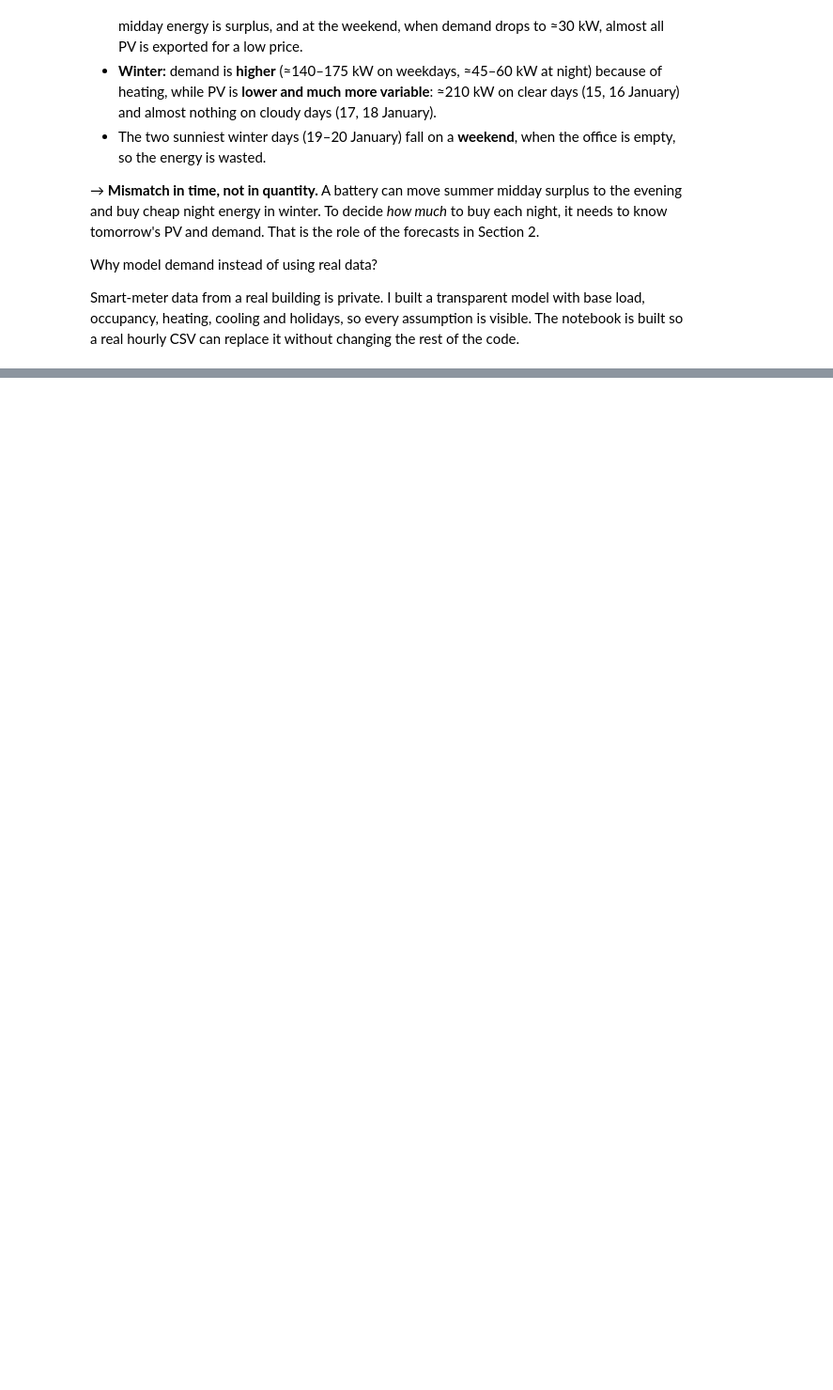
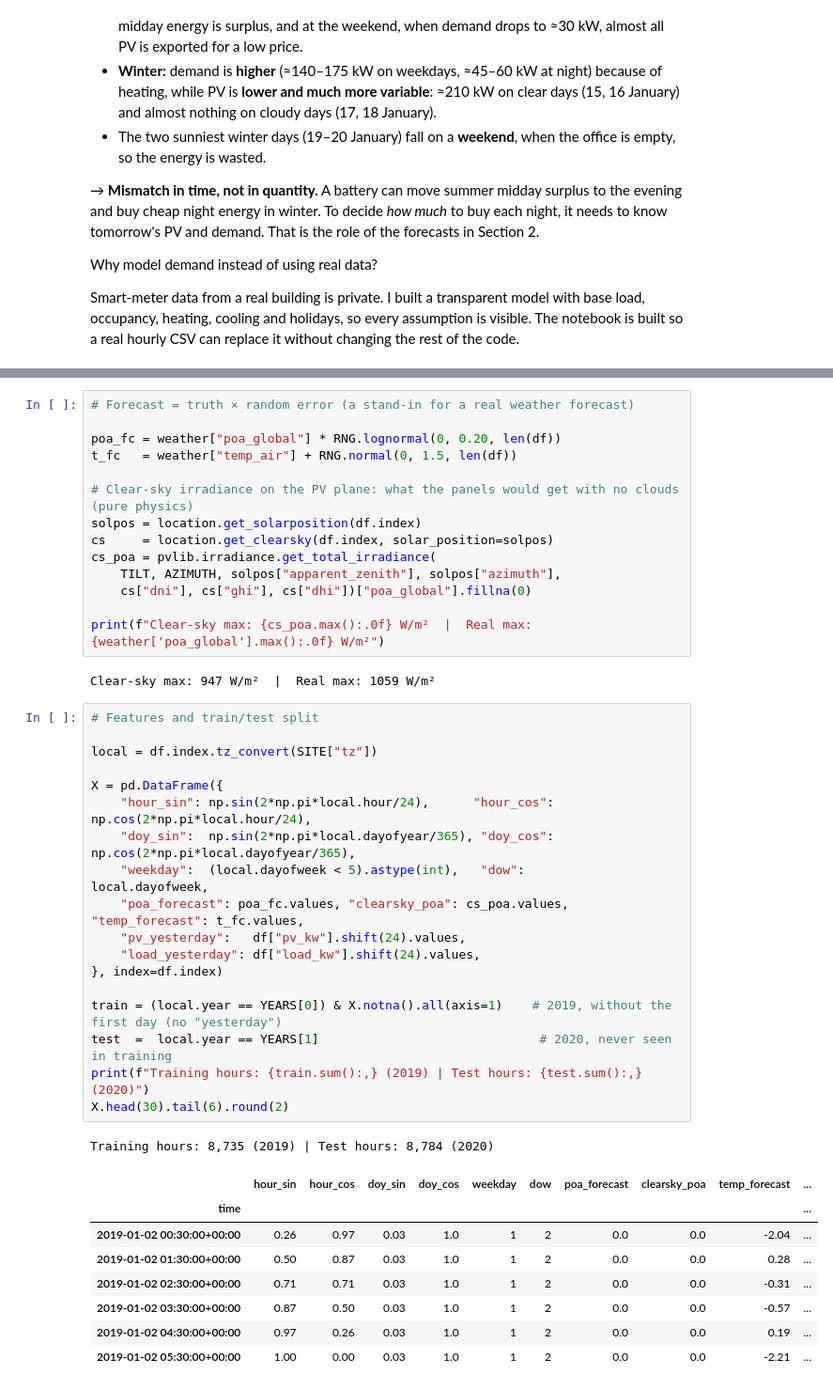
Before and after one commit to maduakordavid01-ui/solar-pv-python, a Jupyter notebook: outputs/02_my_ai_forecasting.ipynb, the cells around one changed output, grey strips where cells are left out. Shown at 94% size. Saved outputs shown, nothing was run; the diff lists cells and outputs as text; blank space fills up the shorter version.

```diff
--- a/outputs/02_my_ai_forecasting.ipynb
+++ b/outputs/02_my_ai_forecasting.ipynb
@@ -185,0 +195,44 @@ Smart-meter data from a real building is private. I built a transparent model wi
+# %%
+# Forecast = truth × random error (a stand-in for a real weather forecast)
+
+poa_fc = weather["poa_global"] * RNG.lognormal(0, 0.20, len(df))
+t_fc   = weather["temp_air"] + RNG.normal(0, 1.5, len(df))
+
+# Clear-sky irradiance on the PV plane: what the panels would get with no clouds (pure physics)
+solpos = location.get_solarposition(df.index)
+cs     = location.get_clearsky(df.index, solar_position=solpos)
+cs_poa = pvlib.irradiance.get_total_irradiance(
+    TILT, AZIMUTH, solpos["apparent_zenith"], solpos["azimuth"],
+    cs["dni"], cs["ghi"], cs["dhi"])["poa_global"].fillna(0)
+
+print(f"Clear-sky max: {cs_poa.max():.0f} W/m²  |  Real max: {weather['poa_global'].max():.0f} W/m²")
+# %% [output]
+Clear-sky max: 947 W/m²  |  Real max: 1059 W/m²
+# %%
+# Features and train/test split
+
+local = df.index.tz_convert(SITE["tz"])
+
+X = pd.DataFrame({
+    "hour_sin": np.sin(2*np.pi*local.hour/24),      "hour_cos": np.cos(2*np.pi*local.hour/24),
+    "doy_sin":  np.sin(2*np.pi*local.dayofyear/365), "doy_cos":  np.cos(2*np.pi*local.dayofyear/365),
+    "weekday":  (local.dayofweek < 5).astype(int),   "dow":      local.dayofweek,
+    "poa_forecast": poa_fc.values, "clearsky_poa": cs_poa.values, "temp_forecast": t_fc.values,
+    "pv_yesterday":   df["pv_kw"].shift(24).values,
+    "load_yesterday": df["load_kw"].shift(24).values,
+}, index=df.index)
+
+train = (local.year == YEARS[0]) & X.notna().all(axis=1)    # 2019, without the first day (no "yesterday")
+test  =  local.year == YEARS[1]                              # 2020, never seen in training
+print(f"Training hours: {train.sum():,} (2019) | Test hours: {test.sum():,} (2020)")
+X.head(30).tail(6).round(2)
+# %% [output]
+Training hours: 8,735 (2019) | Test hours: 8,784 (2020)
+|  | hour_sin | hour_cos | doy_sin | doy_cos | weekday | dow | poa_forecast | clearsky_poa | temp_forecast | ... |
+| time |  |  |  |  |  |  |  |  |  | ... |
+| 2019-01-02 00:30:00+00:00 | 0.26 | 0.97 | 0.03 | 1.0 | 1 | 2 | 0.0 | 0.0 | -2.04 | ... |
+| 2019-01-02 01:30:00+00:00 | 0.50 | 0.87 | 0.03 | 1.0 | 1 | 2 | 0.0 | 0.0 | 0.28 | ... |
+| 2019-01-02 02:30:00+00:00 | 0.71 | 0.71 | 0.03 | 1.0 | 1 | 2 | 0.0 | 0.0 | -0.31 | ... |
+| 2019-01-02 03:30:00+00:00 | 0.87 | 0.50 | 0.03 | 1.0 | 1 | 2 | 0.0 | 0.0 | -0.57 | ... |
+| 2019-01-02 04:30:00+00:00 | 0.97 | 0.26 | 0.03 | 1.0 | 1 | 2 | 0.0 | 0.0 | 0.19 | ... |
+| 2019-01-02 05:30:00+00:00 | 1.00 | 0.00 | 0.03 | 1.0 | 1 | 2 | 0.0 | 0.0 | -2.21 | ... |
```
Also changed, not shown: parts of 7 cells of this notebook.
